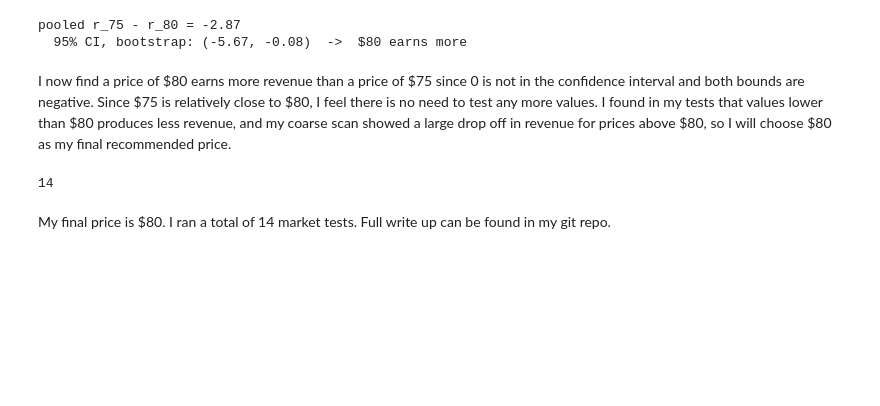
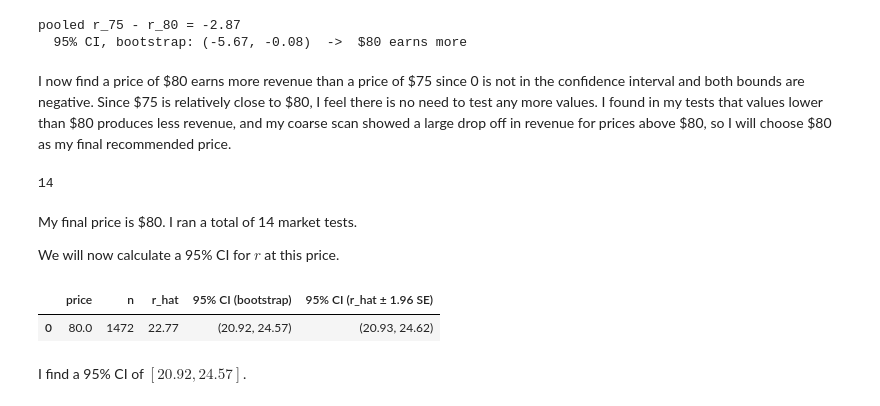
Before and after one commit to lchop14/DS-5030-Personal, a Jupyter notebook: lab7/Lab07_inference.ipynb, the cells around one changed output. Drawn from its saved outputs; the diff is of its cells as text; code cells hidden in the pictures; blank space fills up the shorter version.

```diff
--- a/lab7/Lab07_inference.ipynb
+++ b/lab7/Lab07_inference.ipynb
@@ -328,4 +328,13 @@ tests_run(data)
 # %% [output]
 14
 # %% [markdown]
-My final price is \$80. I ran a total of 14 market tests. Full write up can be found in my git repo.
+My final price is \$80. I ran a total of 14 market tests.
+
+We will now calculate a 95% CI for $r$ at this price.
+# %%
+ci_table([(80.0, pool_A, pool_reps_A)])
+# %% [output]
+|  | price | n | r_hat | 95% CI (bootstrap) | 95% CI (r_hat ± 1.96 SE) |
+| 0 | 80.0 | 1472 | 22.77 | (20.92, 24.57) | (20.93, 24.62) |
+# %% [markdown]
+I find a 95% CI of $[20.92, 24.57]$.
```
